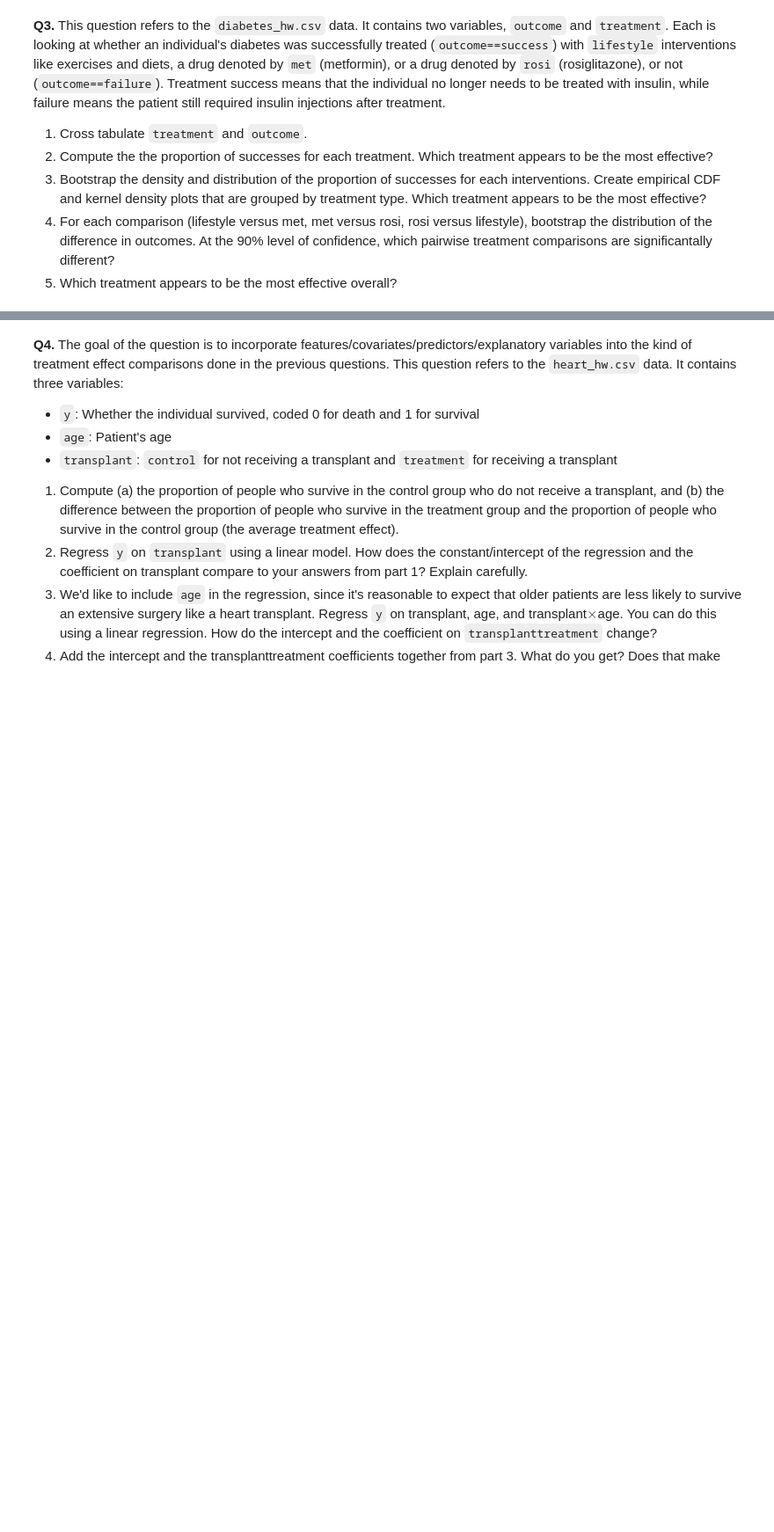
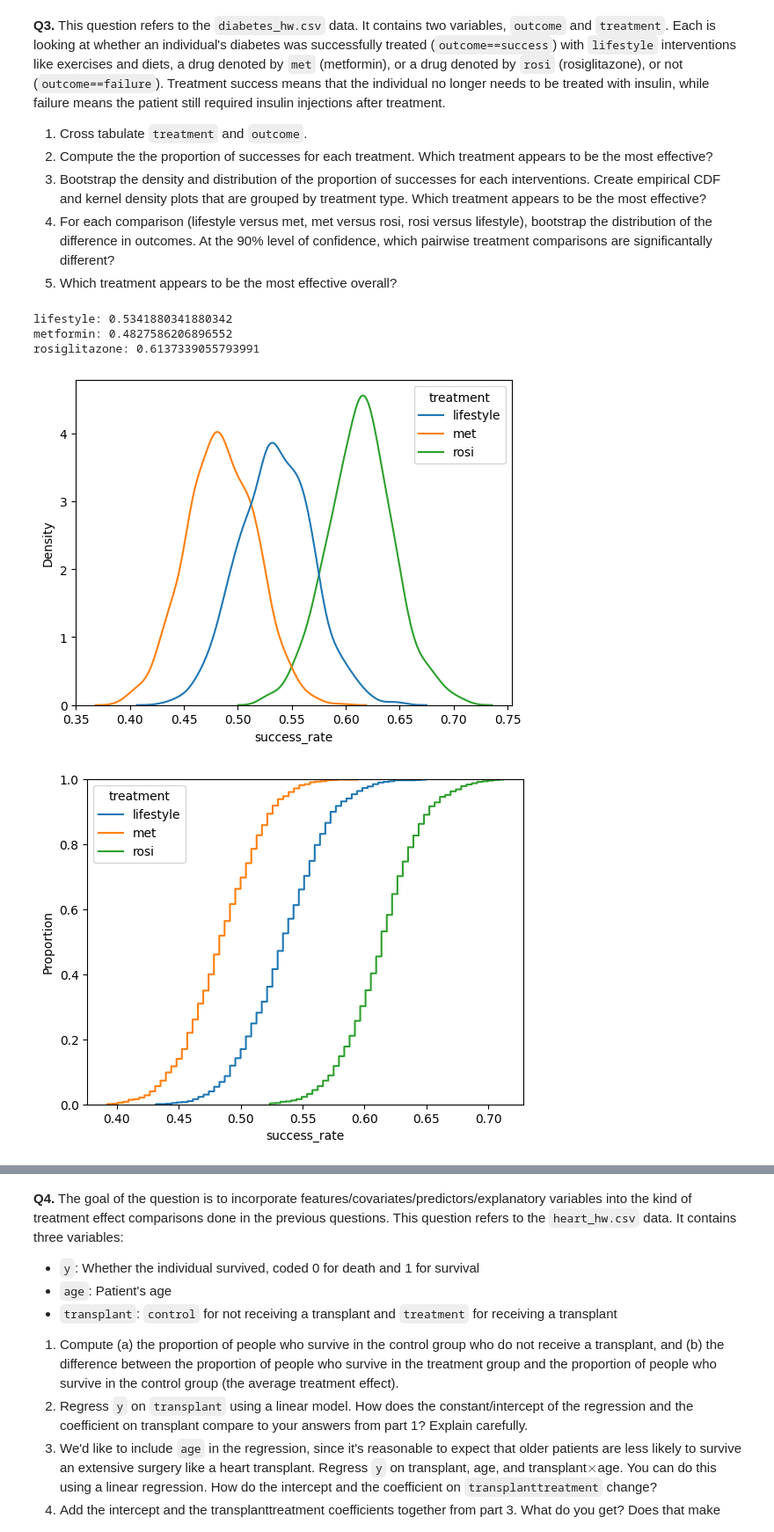
Before and after one commit to chrisjwkim/the_bootstrap, a Jupyter notebook: assignment_5.ipynb, the cells around one changed output, grey strips where cells are left out. Shown at 88% size. Saved outputs shown, nothing was run; the diff lists cells and outputs as text; code cells hidden in the pictures; blank space fills up the shorter version.

```diff
--- a/assignment_5.ipynb
+++ b/assignment_5.ipynb
@@ -185,3 +171,74 @@ CI: [-0.00185172  0.00179999]
 3. Bootstrap the density and distribution of the proportion of successes for each interventions. Create empirical CDF and kernel density plots that are grouped  by treatment type. Which treatment appears to be the most effective?
 4. For each comparison (lifestyle versus met, met versus rosi, rosi versus lifestyle), bootstrap the distribution of the difference in outcomes. At the 90% level of confidence, which pairwise treatment comparisons are significantally different?
 5. Which treatment appears to be the most effective overall?
+# %%
+df3 = pd.read_csv("/content/the_bootstrap/data/diabetes_hw.csv")
+pd.crosstab(df3["treatment"],df3["outcome"])
+
+df3['success'] = 0
+df3.loc[df3['outcome']=='success','success']=1
+
+lifestyle_0 = df3.loc[ df3['treatment'] =='lifestyle', 'success' ].mean()
+met_0 = df3.loc[ df3['treatment'] =='met', 'success' ].mean()
+rosi_0 = df3.loc[ df3['treatment'] =='rosi', 'success' ].mean()
+
+print("lifestyle:", lifestyle_0)
+print("metformin:", met_0)
+print("rosiglitazone:", rosi_0)
+
+# lifestyle data:
+df_lifestyle = df3.loc[ df3['treatment'] =='lifestyle', 'success' ]
+N_lifestyle = df_lifestyle.shape[0]
+# met data:
+df_met = df3.loc[ df3['treatment'] =='met', 'success' ]
+N_met = df_met.shape[0]
+# rosi data:
+df_rosi = df3.loc[ df3['treatment'] =='rosi', 'success' ]
+N_rosi = df_rosi.shape[0]
+
+# Simulation:
+S = 1000
+rate_lifestyle = np.zeros(S) # lifestyle success rate
+rate_met = np.zeros(S) # met success rate
+rate_rosi = np.zeros(S) # rosi success rate
+# diff = np.zeros(S)  # Difference in survival rates
+
+# Bootstrapping:
+for s in range(S):
+    sample_lifestyle = df_lifestyle.sample(N_lifestyle,axis=0,replace=True) # Resample lifestyle
+    rate_lifestyle[s] = sample_lifestyle.mean() # Mean success rate, lifestyle
+    sample_met = df_met.sample(N_met,axis=0,replace=True) # Resample met
+    rate_met[s] = sample_met.mean() # Mean survival rate, met
+    sample_rosi = df_rosi.sample(N_rosi,axis=0,replace=True) # Resample rosi
+    rate_rosi[s] = sample_rosi.mean() # Mean survival rate, rosi
+    # diff[s] = rate_control[s]-rate_mammogram[s] # Difference in rates
+
+# Combine male and female result into one dataframe for plotting:
+rdf_lifestyle = pd.DataFrame({'treatment':'lifestyle','success_rate':rate_lifestyle})
+rdf_met = pd.DataFrame({'treatment':'met','success_rate':rate_met})
+rdf_rosi = pd.DataFrame({'treatment':'rosi','success_rate':rate_rosi})
+rdf = pd.concat([rdf_lifestyle,rdf_met,rdf_rosi],axis=0)
+
+# Density plot of success rates:
+sns.kdeplot(data=rdf,x='success_rate',hue='treatment')
+plt.show()
+
+# ECDF of success rates:
+sns.ecdfplot(data=rdf,x='success_rate',hue='treatment')
+plt.show()
+
+# # Density plot of differences in rates:
+# ax = sns.kdeplot(diff)
+# ax.axvline(x = diff_0)
+# plt.show()
+
+# # ECDF of differences in rates:
+# ax = sns.ecdfplot(diff)
+# ax.axvline(x = diff_0)
+# plt.show()
+# %% [output]
+lifestyle: 0.5341880341880342
+metformin: 0.4827586206896552
+rosiglitazone: 0.6137339055793991
+[figure, added]
+[figure, added]
```
Also changed, not shown: parts of 2 cells of this notebook.
